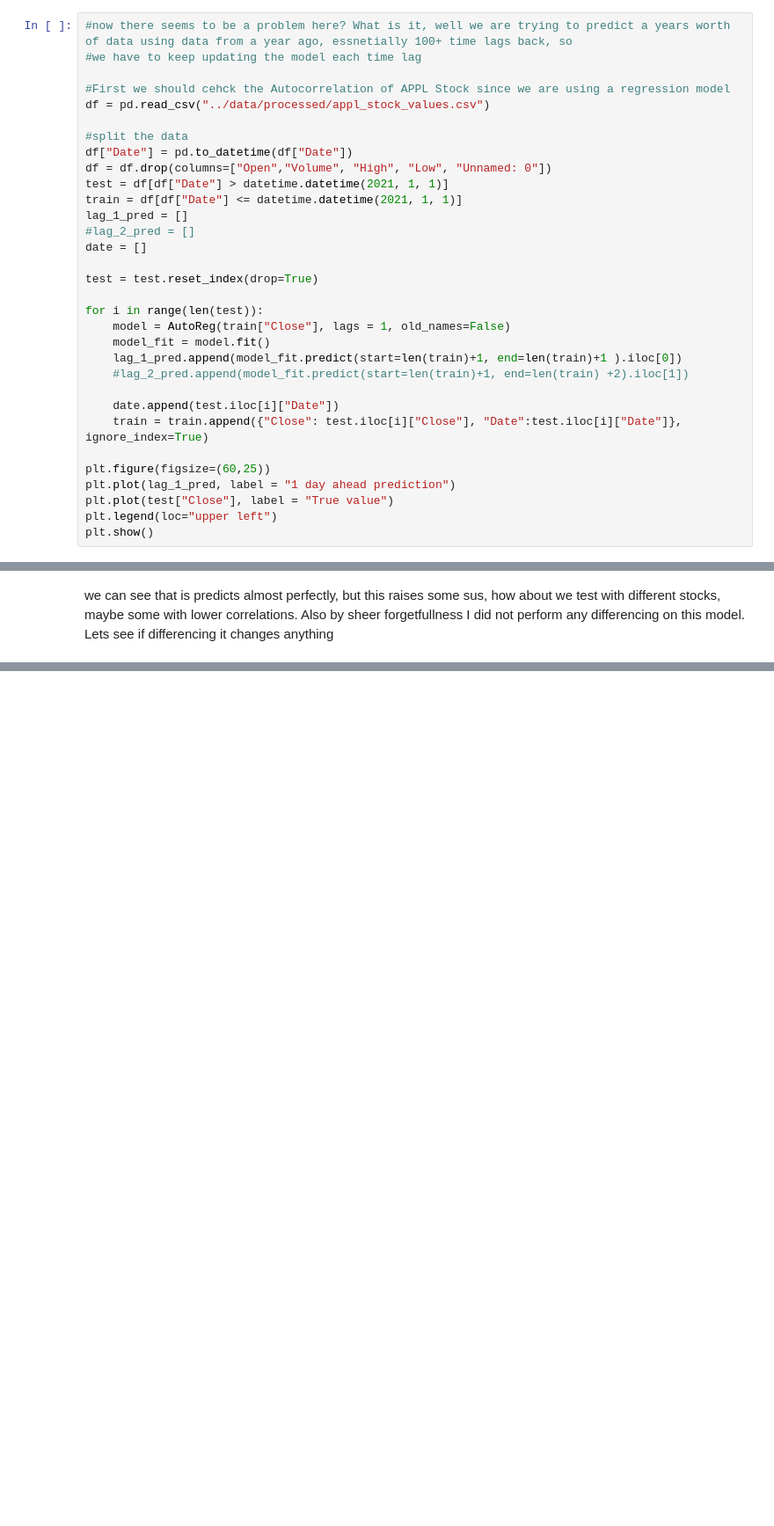
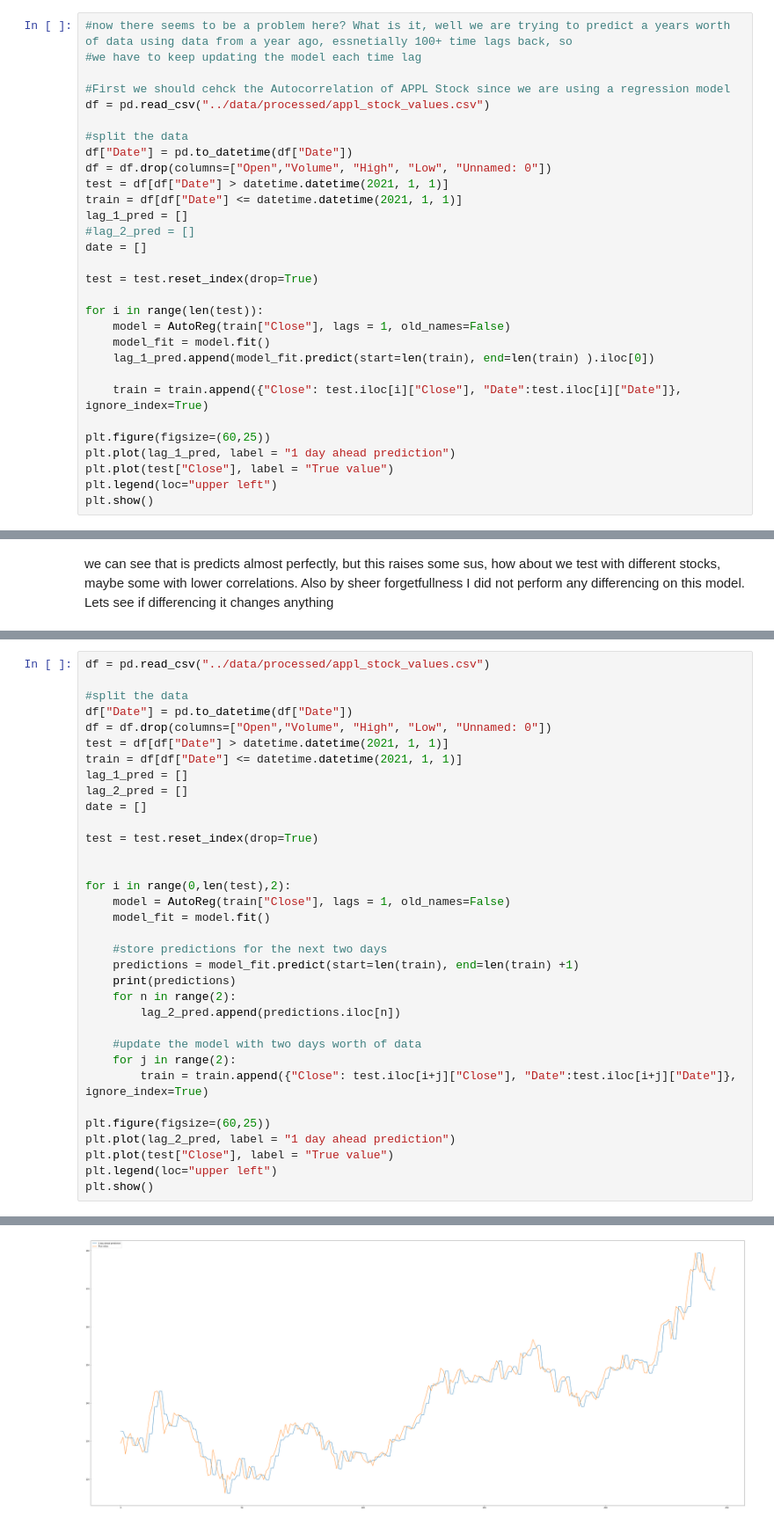
Before and after one commit to kevinkim101/financial_stock_data_modelling, a Jupyter notebook: project_name/notebooks/AR_mode.ipynb, the cells around one changed output, grey strips where cells are left out. Shown at 88% size. Saved outputs shown, nothing was run; the diff lists cells and outputs as text; blank space fills up the shorter version.

```diff
--- a/project_name/notebooks/AR_mode.ipynb
+++ b/project_name/notebooks/AR_mode.ipynb
@@ -118,10 +118,8 @@ test = test.reset_index(drop=True)
 for i in range(len(test)):
     model = AutoReg(train["Close"], lags = 1, old_names=False)
     model_fit = model.fit()
-    lag_1_pred.append(model_fit.predict(start=len(train)+1, end=len(train)+1 ).iloc[0])
-    #lag_2_pred.append(model_fit.predict(start=len(train)+1, end=len(train) +2).iloc[1])
+    lag_1_pred.append(model_fit.predict(start=len(train), end=len(train) ).iloc[0])
 
-    date.append(test.iloc[i]["Date"])
     train = train.append({"Close": test.iloc[i]["Close"], "Date":test.iloc[i]["Date"]}, ignore_index=True)
 
 plt.figure(figsize=(60,25))
@@ -174,0 +175,35 @@ we can see that is predicts almost perfectly, but this raises some sus, how abou
+# %%
+df = pd.read_csv("../data/processed/appl_stock_values.csv")
+
+#split the data
+df["Date"] = pd.to_datetime(df["Date"])
+df = df.drop(columns=["Open","Volume", "High", "Low", "Unnamed: 0"])
+test = df[df["Date"] > datetime.datetime(2021, 1, 1)]
+train = df[df["Date"] <= datetime.datetime(2021, 1, 1)]
+lag_1_pred = []
+lag_2_pred = []
+date = []
+
+test = test.reset_index(drop=True)
+
+
+for i in range(0,len(test),2):
+    model = AutoReg(train["Close"], lags = 1, old_names=False)
+    model_fit = model.fit()
+
+    #store predictions for the next two days
+    predictions = model_fit.predict(start=len(train), end=len(train) +1)
+    print(predictions)
+    for n in range(2):
+        lag_2_pred.append(predictions.iloc[n])
+
+    #update the model with two days worth of data
+    for j in range(2):
+        train = train.append({"Close": test.iloc[i+j]["Close"], "Date":test.iloc[i+j]["Date"]}, ignore_index=True)
+
+plt.figure(figsize=(60,25))
+plt.plot(lag_2_pred, label = "1 day ahead prediction")
+plt.plot(test["Close"], label = "True value")
+plt.legend(loc="upper left")
+plt.show()
+# %% [output]
@@ -174,0 +227 @@ we can see that is predicts almost perfectly, but this raises some sus, how abou
+[figure, added]
```
Also changed, not shown: parts of 6 cells of this notebook, 2 other files.
